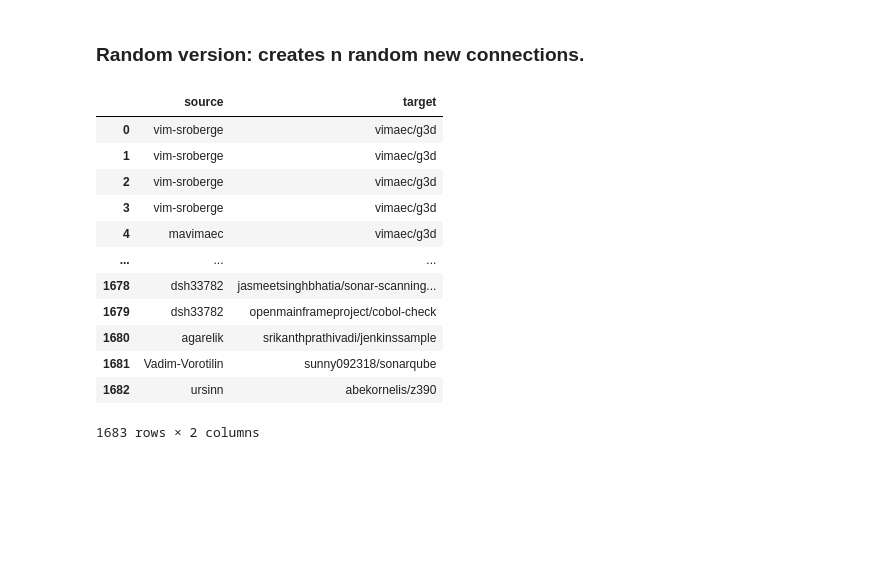
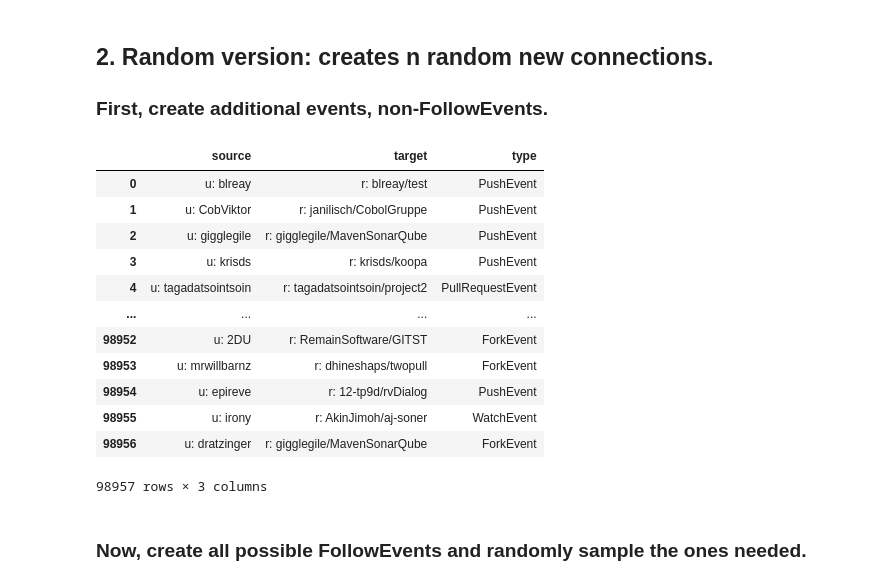
Before and after one commit to fzanart/Socialz, a Jupyter notebook: Expanded_ds.ipynb, the cells around one changed output. Cells and saved outputs as stored; diff of their text form; code cells hidden in the pictures; blank space fills up the shorter version.

```diff
--- a/Expanded_ds.ipynb
+++ b/Expanded_ds.ipynb
@@ -57,2 +138,3 @@ expanded_ds_dummy.to_csv('Data/expanded_dataset_dummy.csv', index=False)
 # %% [markdown]
-### Random version: creates n random new connections.
+## 2. Random version: creates n random new connections.
+### First, create additional events, non-FollowEvents.
@@ -78,16 +141,25 @@ expanded_ds_random = pd.concat([df, candidates], ignore_index=True)
-# %%
-expanded_ds_random
-# %% [output]
-|  | source | target |
-| 0 | vim-sroberge | vimaec/g3d |
-| 1 | vim-sroberge | vimaec/g3d |
-| 2 | vim-sroberge | vimaec/g3d |
-| 3 | vim-sroberge | vimaec/g3d |
-| 4 | mavimaec | vimaec/g3d |
-| ... | ... | ... |
-| 1678 | dsh33782 | jasmeetsinghbhatia/sonar-scanning... |
-| 1679 | dsh33782 | openmainframeproject/cobol-check |
-| 1680 | agarelik | srikanthprathivadi/jenkinssample |
-| 1681 | Vadim-Vorotilin | sunny092318/sonarqube |
-| 1682 | ursinn | abekornelis/z390 |
-1683 rows × 2 columns
+# %%
+users = es_df.users
+repos = es_df.repos
+non_followevents = ['PushEvent','PullRequestEvent','WatchEvent','ForkEvent']
+
+d = {'source':np.random.choice(users, n), 'target':np.random.choice(repos, n), 'type':np.random.choice(non_followevents, n)}
+
+exp_random = pd.concat([df, pd.DataFrame(d)], ignore_index=True)
+exp_random
+# %% [output]
+|  | source | target | type |
+| 0 | u: blreay | r: blreay/test | PushEvent |
+| 1 | u: CobViktor | r: janilisch/CobolGruppe | PushEvent |
+| 2 | u: gigglegile | r: gigglegile/MavenSonarQube | PushEvent |
+| 3 | u: krisds | r: krisds/koopa | PushEvent |
+| 4 | u: tagadatsointsoin | r: tagadatsointsoin/project2 | PullRequestEvent |
+| ... | ... | ... | ... |
+| 98952 | u: 2DU | r: RemainSoftware/GITST | ForkEvent |
+| 98953 | u: mrwillbarnz | r: dhineshaps/twopull | ForkEvent |
+| 98954 | u: epireve | r: 12-tp9d/rvDialog | PushEvent |
+| 98955 | u: irony | r: AkinJimoh/aj-soner | WatchEvent |
+| 98956 | u: dratzinger | r: gigglegile/MavenSonarQube | ForkEvent |
+98957 rows × 3 columns
+# %% [markdown]
+### Now, create all possible FollowEvents and randomly sample the ones needed.
```
Also changed, not shown: parts of 20 cells of this notebook.
